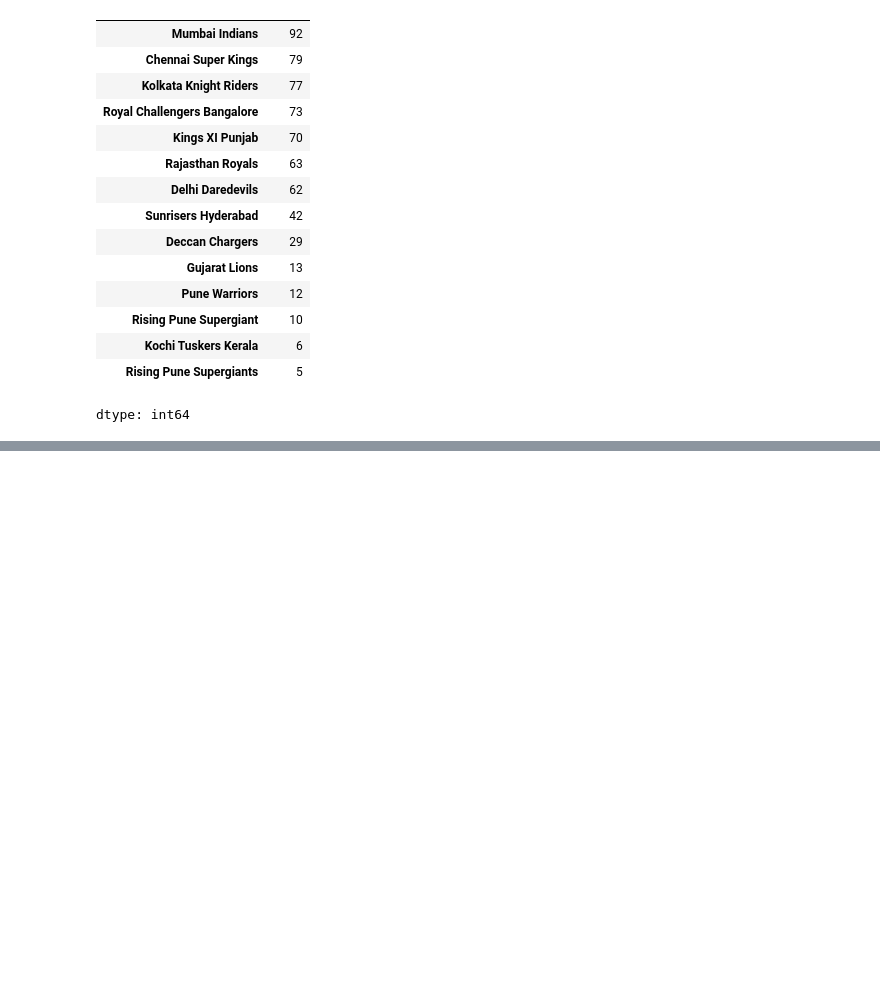
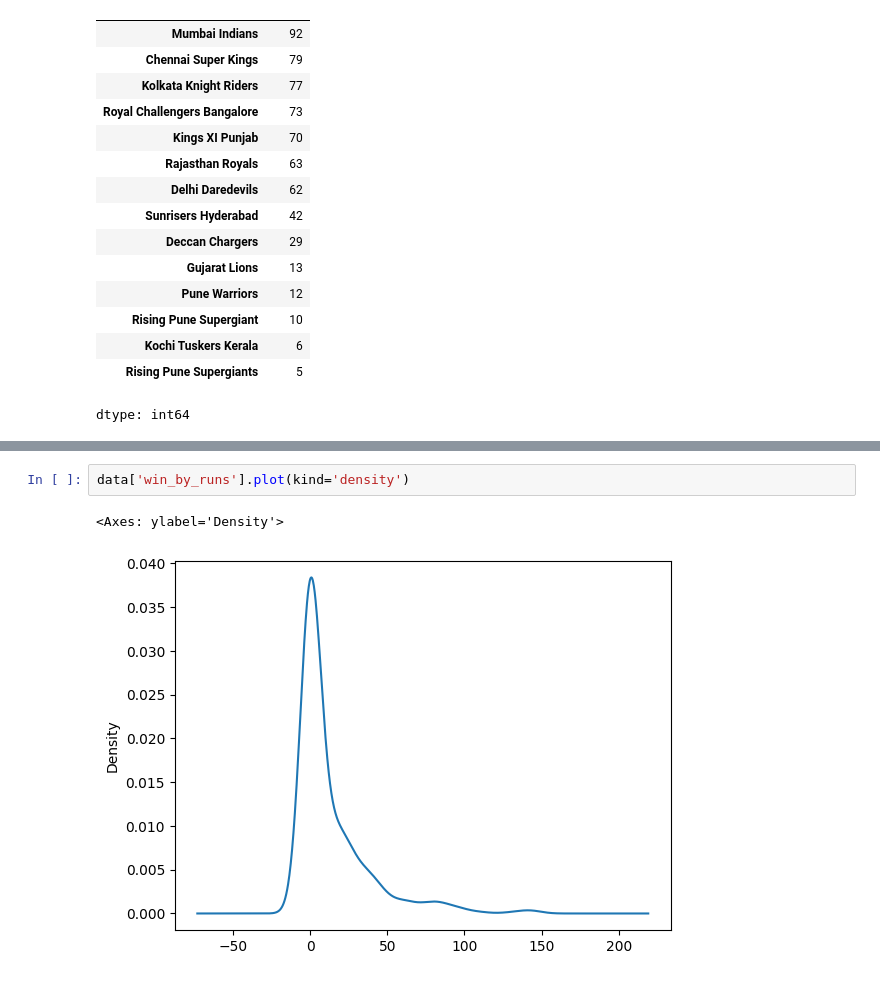
Before and after one commit to RazyAnas/MachineLearning, a Jupyter notebook: Pandas.ipynb, the cells around one changed output, grey strips where cells are left out. Saved outputs shown, nothing was run; the diff lists cells and outputs as text; blank space fills up the shorter version.

```diff
--- a/Pandas.ipynb
+++ b/Pandas.ipynb
@@ -259,0 +274,5 @@ dtype: int64
+# %%
+data['win_by_runs'].plot(kind='density')
+# %% [output]
+<Axes: ylabel='Density'>
+[figure, added]
```
Also changed, not shown: parts of 4 cells of this notebook.
